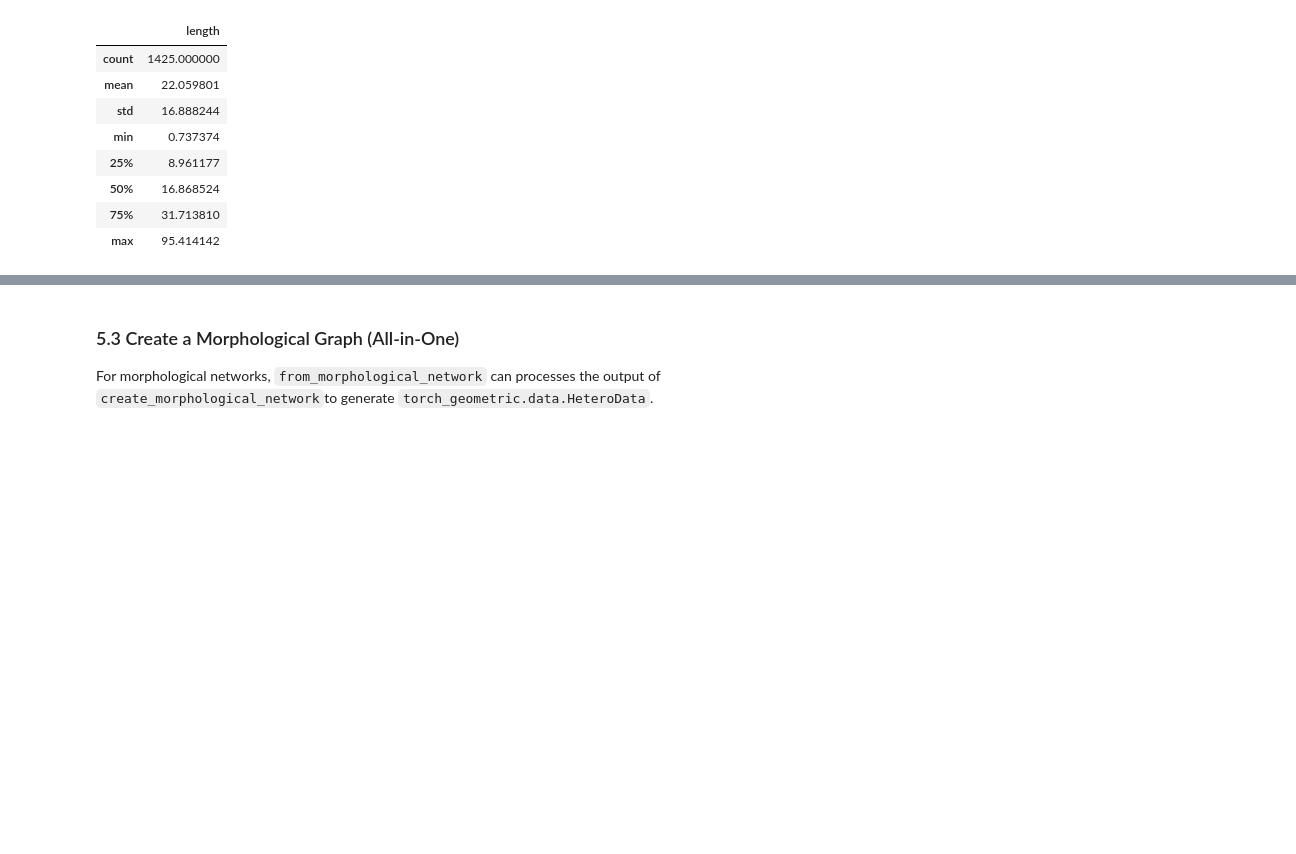
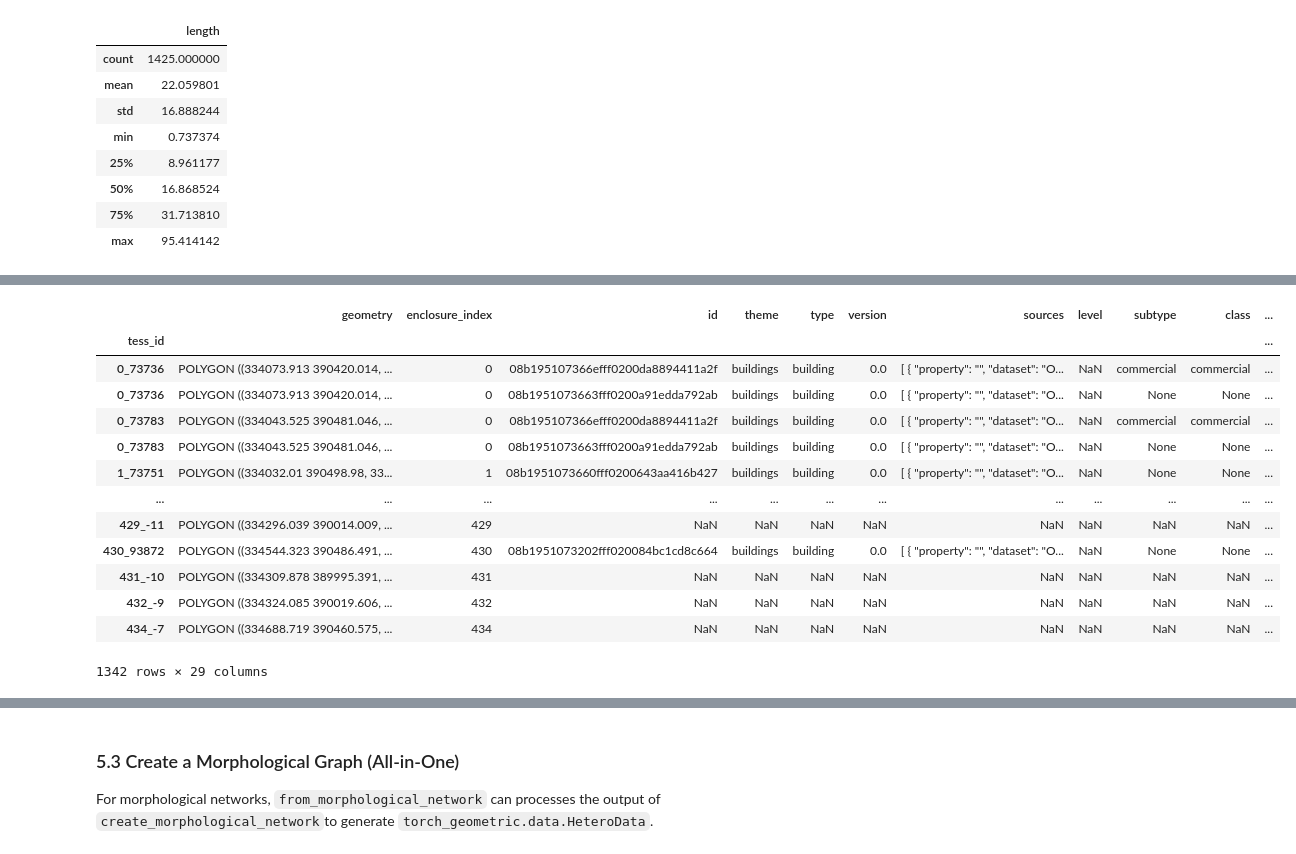
Before and after one commit to yu-ta-sato/city2graph, a Jupyter notebook: docs/source/examples/morphological_networks_from_overturemaps.ipynb, the cells around one changed output, grey strips where cells are left out. Drawn from its saved outputs; the diff is of its cells as text; code cells hidden in the pictures; blank space fills up the shorter version.

```diff
--- a/docs/source/examples/morphological_networks_from_overturemaps.ipynb
+++ b/docs/source/examples/morphological_networks_from_overturemaps.ipynb
@@ -397,0 +709,17 @@ HeteroData(
+# %%
+reconstructed_nodes["private"]
+# %% [output]
+|  | geometry | enclosure_index | id | theme | type | version | sources | level | subtype | class | ... |
+| tess_id |  |  |  |  |  |  |  |  |  |  | ... |
+| 0_73736 | POLYGON ((334073.913 390420.014, ... | 0 | 08b195107366efff0200da8894411a2f | buildings | building | 0.0 | [ { "property": "", "dataset": "O... | NaN | commercial | commercial | ... |
+| 0_73736 | POLYGON ((334073.913 390420.014, ... | 0 | 08b1951073663fff0200a91edda792ab | buildings | building | 0.0 | [ { "property": "", "dataset": "O... | NaN | None | None | ... |
+| 0_73783 | POLYGON ((334043.525 390481.046, ... | 0 | 08b195107366efff0200da8894411a2f | buildings | building | 0.0 | [ { "property": "", "dataset": "O... | NaN | commercial | commercial | ... |
+| 0_73783 | POLYGON ((334043.525 390481.046, ... | 0 | 08b1951073663fff0200a91edda792ab | buildings | building | 0.0 | [ { "property": "", "dataset": "O... | NaN | None | None | ... |
+| 1_73751 | POLYGON ((334032.01 390498.98, 33... | 1 | 08b1951073660fff0200643aa416b427 | buildings | building | 0.0 | [ { "property": "", "dataset": "O... | NaN | None | None | ... |
+| ... | ... | ... | ... | ... | ... | ... | ... | ... | ... | ... | ... |
+| 429_-11 | POLYGON ((334296.039 390014.009, ... | 429 | NaN | NaN | NaN | NaN | NaN | NaN | NaN | NaN | ... |
+| 430_93872 | POLYGON ((334544.323 390486.491, ... | 430 | 08b1951073202fff020084bc1cd8c664 | buildings | building | 0.0 | [ { "property": "", "dataset": "O... | NaN | None | None | ... |
+| 431_-10 | POLYGON ((334309.878 389995.391, ... | 431 | NaN | NaN | NaN | NaN | NaN | NaN | NaN | NaN | ... |
+| 432_-9 | POLYGON ((334324.085 390019.606, ... | 432 | NaN | NaN | NaN | NaN | NaN | NaN | NaN | NaN | ... |
+| 434_-7 | POLYGON ((334688.719 390460.575, ... | 434 | NaN | NaN | NaN | NaN | NaN | NaN | NaN | NaN | ... |
+1342 rows × 29 columns
```
Also changed, not shown: parts of 58 cells of this notebook, 3 other files.
